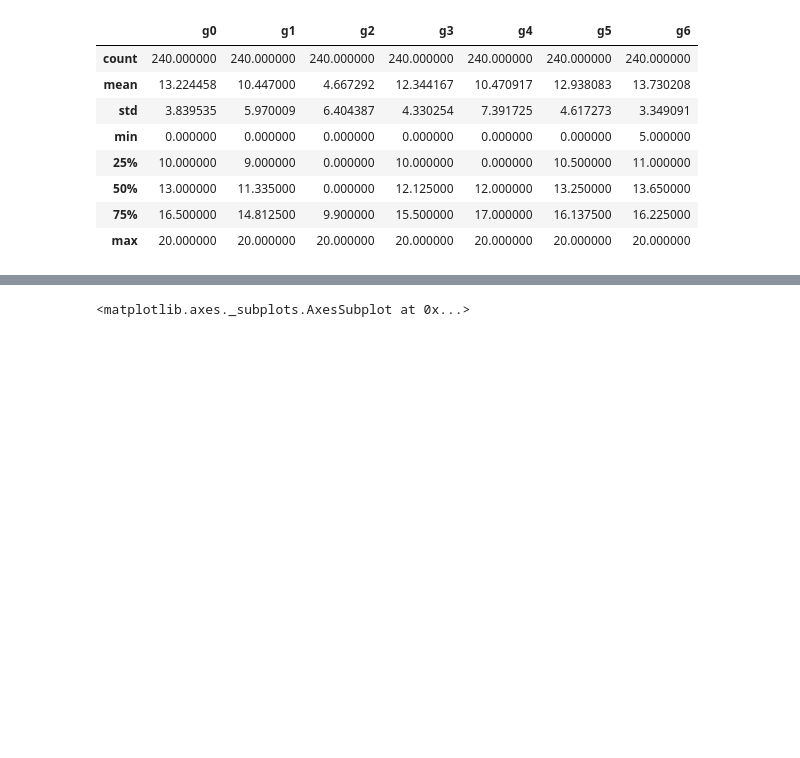
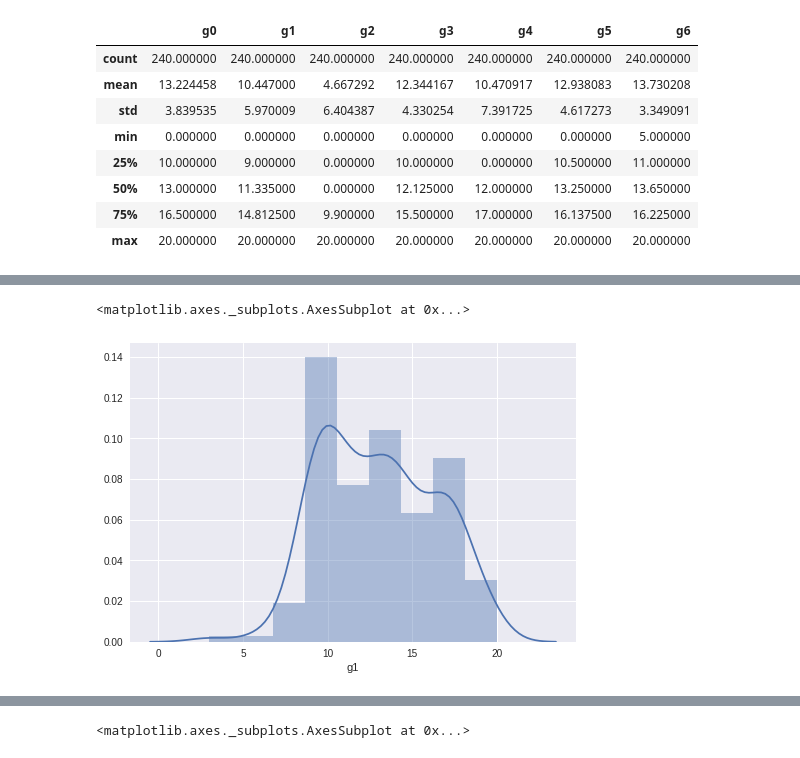
Before and after one commit to siavashkavousi/DM-course, a Jupyter notebook: student.ipynb, the cells around one changed output, grey strips where cells are left out. Saved outputs shown, nothing was run; the diff lists cells and outputs as text; code cells hidden in the pictures; blank space fills up the shorter version.

```diff
--- a/student.ipynb
+++ b/student.ipynb
@@ -43,0 +55,5 @@ train_df.describe()
+# %%
+sns.distplot(train_df['g1'].loc[train_df['g1'] != 0])
+# %% [output]
+<matplotlib.axes._subplots.AxesSubplot at 0x...>
+[figure, added]
```
Also changed, not shown: parts of 14 cells of this notebook, 1 other file.
